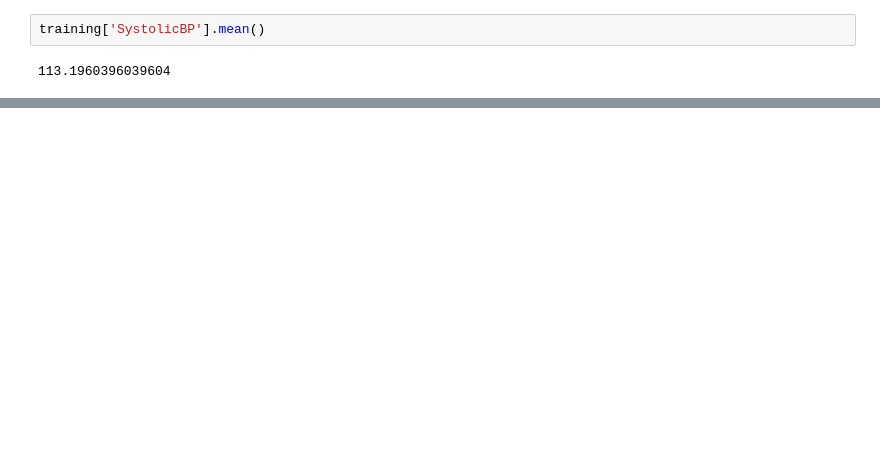
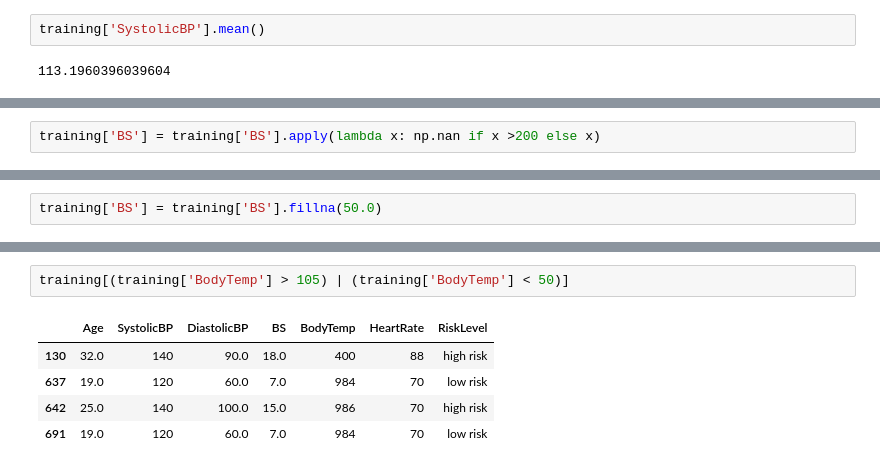
Before and after one commit to danlerr/Fondamenti-del-machine-learning, a Jupyter notebook: step2.ipynb, the cells around one changed output, grey strips where cells are left out. Cells and saved outputs as stored; diff of their text form; blank space fills up the shorter version.

```diff
--- a/step2.ipynb
+++ b/step2.ipynb
@@ -215,0 +261,2 @@ training['SystolicBP'].mean()
+# %%
+training['BS'] = training['BS'].apply(lambda x: np.nan if x >200 else x)
@@ -215,0 +292,2 @@ training['SystolicBP'].mean()
+# %%
+training['BS'] = training['BS'].fillna(50.0)
@@ -215,0 +307,8 @@ training['SystolicBP'].mean()
+# %%
+training[(training['BodyTemp'] > 105) | (training['BodyTemp'] < 50)]
+# %% [output]
+|  | Age | SystolicBP | DiastolicBP | BS | BodyTemp | HeartRate | RiskLevel |
+| 130 | 32.0 | 140 | 90.0 | 18.0 | 400 | 88 | high risk |
+| 637 | 19.0 | 120 | 60.0 | 7.0 | 984 | 70 | low risk |
+| 642 | 25.0 | 140 | 100.0 | 15.0 | 986 | 70 | high risk |
+| 691 | 19.0 | 120 | 60.0 | 7.0 | 984 | 70 | low risk |
```
Also changed, not shown: parts of 29 cells of this notebook, 1 other file.
